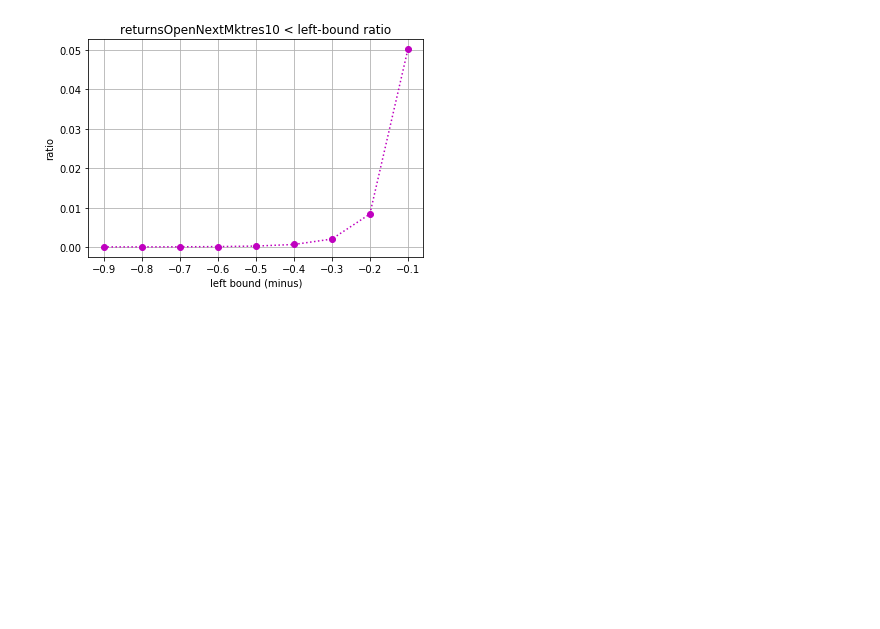
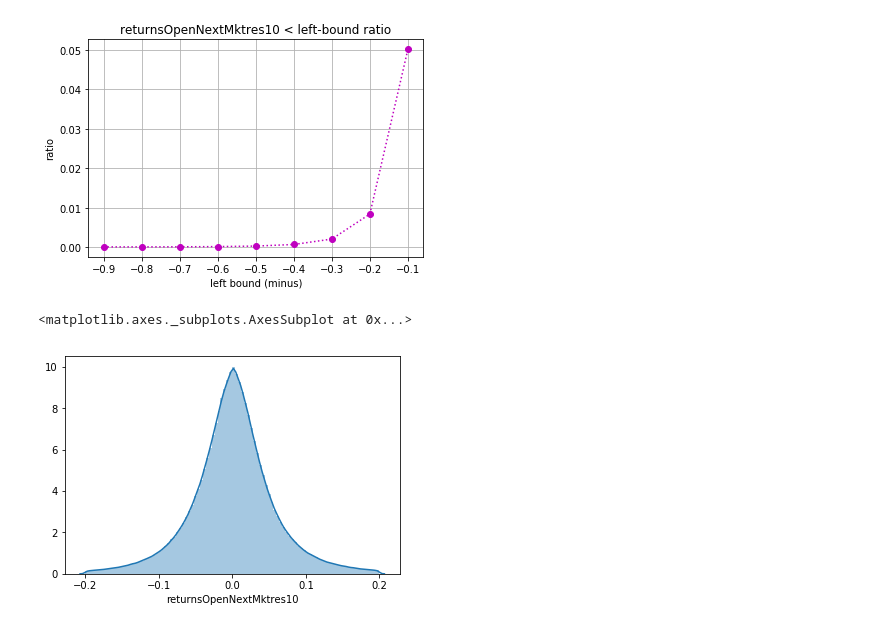
Before and after one commit to thu-tians/kaggle, a Jupyter notebook: feature_analyze/feature_analyze.ipynb, the cells around one changed output. Cells and saved outputs as stored; diff of their text form; code cells hidden in the pictures; blank space fills up the shorter version.

Commit message:
Add abandon version to lgb. 给lgb增加了扔掉left_bound、right_bound的功能，只使用returnsOpenNextMktres10在left_bound和right_bound之间的部分.

```diff
--- a/feature_analyze/feature_analyze.ipynb
+++ b/feature_analyze/feature_analyze.ipynb
@@ -95,3 +95,16 @@ plt.grid()
 # %% [output]
 [figure]
 [figure]
+# %%
+### 对target value进行截断
+left_threshold = -0.2
+right_threshold = 0.2
+trainset_drop_index_left = ttt[ttt < left_threshold].index
+ttt_drop_left = ttt.drop(trainset_drop_index_left, axis='index')
+ttt_drop_left.reset_index(drop=True)
+trainset_drop_index_right = ttt_drop_left[ttt_drop_left > right_threshold].index
+ttt_clean = ttt_drop_left.drop(trainset_drop_index_right, axis='index')
+sns.distplot(ttt_clean,bins=100)
+# %% [output]
+<matplotlib.axes._subplots.AxesSubplot at 0x...>
+[figure, added]
```
Also changed, not shown: parts of 3 cells of this notebook, 1 other file.
